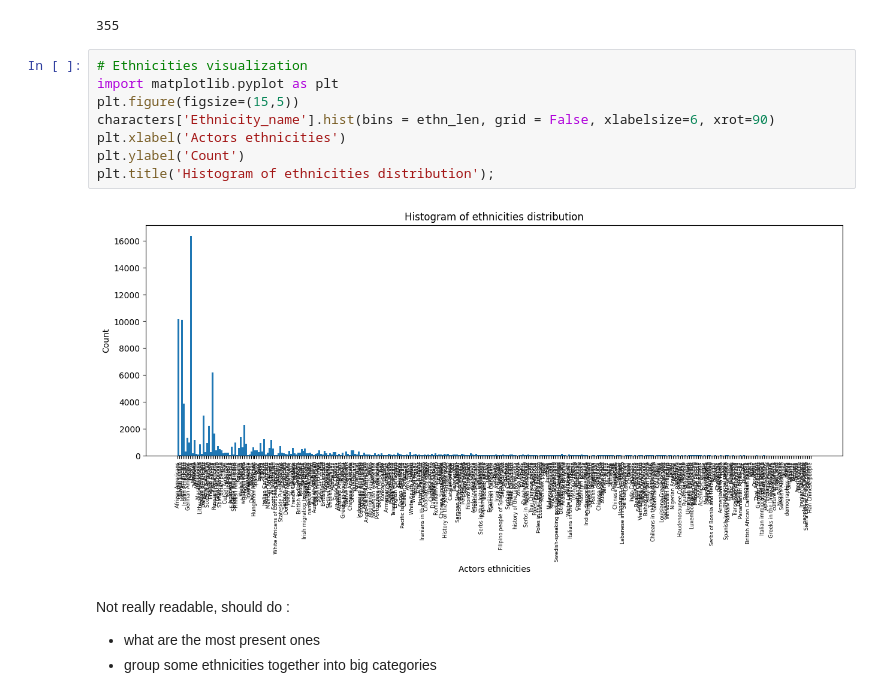
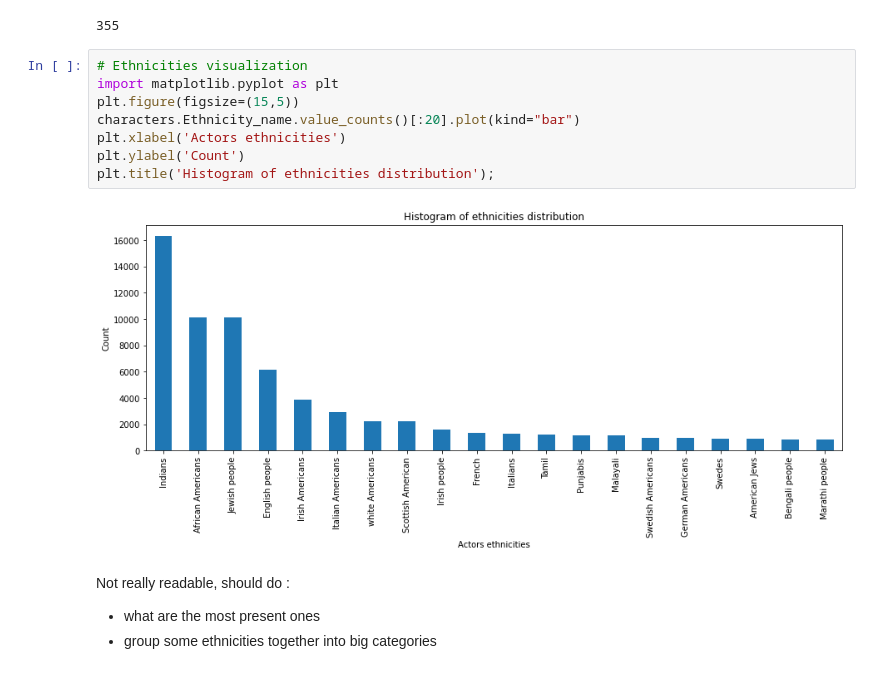
Before and after one commit to salome-baup/ada-2022-project-adaccord, a Jupyter notebook: EDA.ipynb, the cells around one changed output. Cells and saved outputs as stored; diff of their text form.

```diff
--- a/EDA.ipynb
+++ b/EDA.ipynb
@@ -345,13 +345,13 @@ ethn_len
 # %%
 # Ethnicities visualization
 import matplotlib.pyplot as plt
 plt.figure(figsize=(15,5))
-characters['Ethnicity_name'].hist(bins = ethn_len, grid = False, xlabelsize=6, xrot=90)
+characters.Ethnicity_name.value_counts()[:20].plot(kind="bar")
 plt.xlabel('Actors ethnicities')
 plt.ylabel('Count')
 plt.title('Histogram of ethnicities distribution');
 # %% [output]
-[figure, old version]
+[figure, new version]
 # %% [markdown]
 Not really readable, should do :
 - what are the most present ones
```
Also changed, not shown: parts of 9 cells of this notebook.
